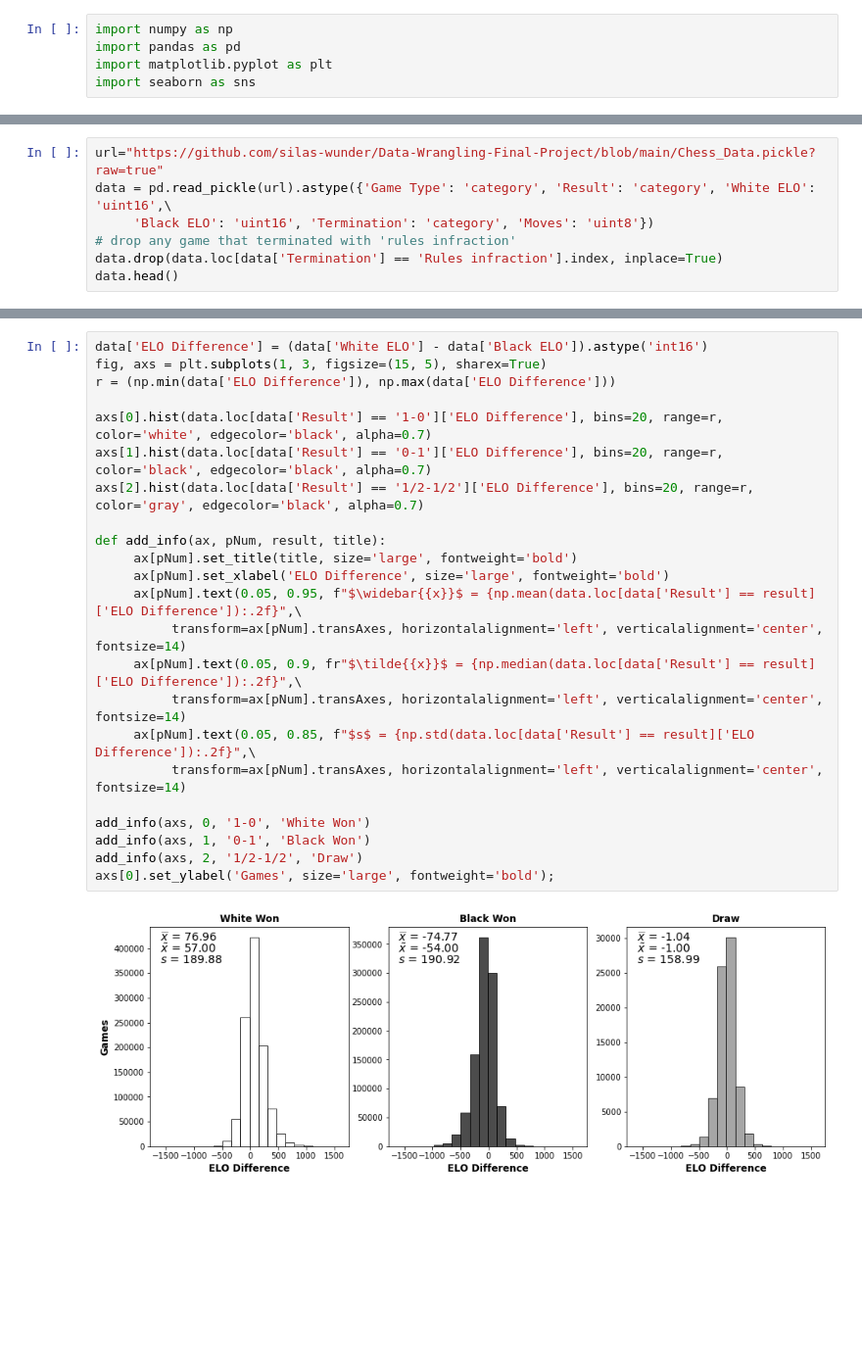
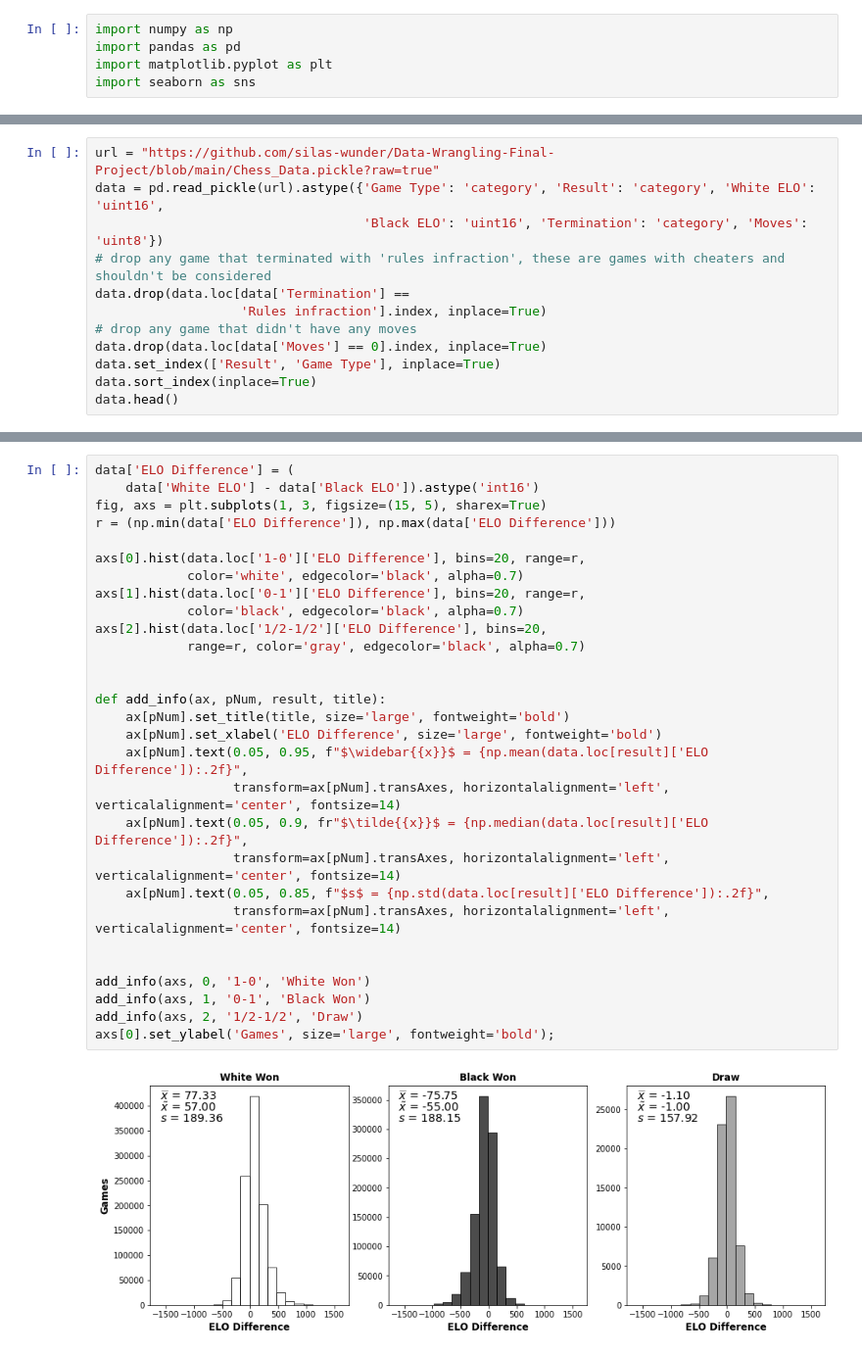
Before and after one commit to silas-wunder/Data-Wrangling-Final-Project, a Jupyter notebook: data_analysis.ipynb, the cells around one changed output, grey strips where cells are left out. Shown at 98% size. Drawn from its saved outputs; the diff is of its cells as text; blank space fills up the shorter version.

```diff
--- a/data_analysis.ipynb
+++ b/data_analysis.ipynb
@@ -10,8 +6,13 @@ Let's grab our cleaned data and put it in a pandas DataFrame. Let's remove the g
 # %%
-url="https://github.com/silas-wunder/Data-Wrangling-Final-Project/blob/main/Chess_Data.pickle?raw=true"
-data = pd.read_pickle(url).astype({'Game Type': 'category', 'Result': 'category', 'White ELO': 'uint16',\
-     'Black ELO': 'uint16', 'Termination': 'category', 'Moves': 'uint8'})
-# drop any game that terminated with 'rules infraction'
-data.drop(data.loc[data['Termination'] == 'Rules infraction'].index, inplace=True)
+url = "https://github.com/silas-wunder/Data-Wrangling-Final-Project/blob/main/Chess_Data.pickle?raw=true"
+data = pd.read_pickle(url).astype({'Game Type': 'category', 'Result': 'category', 'White ELO': 'uint16',
+                                   'Black ELO': 'uint16', 'Termination': 'category', 'Moves': 'uint8'})
+# drop any game that terminated with 'rules infraction', these are games with cheaters and shouldn't be considered
+data.drop(data.loc[data['Termination'] ==
+                   'Rules infraction'].index, inplace=True)
+# drop any game that didn't have any moves
+data.drop(data.loc[data['Moves'] == 0].index, inplace=True)
+data.set_index(['Result', 'Game Type'], inplace=True)
+data.sort_index(inplace=True)
 data.head()
 # %% [output]
@@ -165,25 +167,31 @@ Of course, this method of looking at ELOs erases the paired nature of the data,
 # %%
-data['ELO Difference'] = (data['White ELO'] - data['Black ELO']).astype('int16')
+data['ELO Difference'] = (
+    data['White ELO'] - data['Black ELO']).astype('int16')
 fig, axs = plt.subplots(1, 3, figsize=(15, 5), sharex=True)
 r = (np.min(data['ELO Difference']), np.max(data['ELO Difference']))
 
-axs[0].hist(data.loc[data['Result'] == '1-0']['ELO Difference'], bins=20, range=r, color='white', edgecolor='black', alpha=0.7)
-axs[1].hist(data.loc[data['Result'] == '0-1']['ELO Difference'], bins=20, range=r, color='black', edgecolor='black', alpha=0.7)
-axs[2].hist(data.loc[data['Result'] == '1/2-1/2']['ELO Difference'], bins=20, range=r, color='gray', edgecolor='black', alpha=0.7)
+axs[0].hist(data.loc['1-0']['ELO Difference'], bins=20, range=r,
+            color='white', edgecolor='black', alpha=0.7)
+axs[1].hist(data.loc['0-1']['ELO Difference'], bins=20, range=r,
+            color='black', edgecolor='black', alpha=0.7)
+axs[2].hist(data.loc['1/2-1/2']['ELO Difference'], bins=20,
+            range=r, color='gray', edgecolor='black', alpha=0.7)
+
 
 def add_info(ax, pNum, result, title):
-     ax[pNum].set_title(title, size='large', fontweight='bold')
-     ax[pNum].set_xlabel('ELO Difference', size='large', fontweight='bold')
-     ax[pNum].text(0.05, 0.95, f"$\widebar{{x}}$ = {np.mean(data.loc[data['Result'] == result]['ELO Difference']):.2f}",\
-          transform=ax[pNum].transAxes, horizontalalignment='left', verticalalignment='center', fontsize=14)
-     ax[pNum].text(0.05, 0.9, fr"$\tilde{{x}}$ = {np.median(data.loc[data['Result'] == result]['ELO Difference']):.2f}",\
-          transform=ax[pNum].transAxes, horizontalalignment='left', verticalalignment='center', fontsize=14)
-     ax[pNum].text(0.05, 0.85, f"$s$ = {np.std(data.loc[data['Result'] == result]['ELO Difference']):.2f}",\
-          transform=ax[pNum].transAxes, horizontalalignment='left', verticalalignment='center', fontsize=14)
+    ax[pNum].set_title(title, size='large', fontweight='bold')
+    ax[pNum].set_xlabel('ELO Difference', size='large', fontweight='bold')
+    ax[pNum].text(0.05, 0.95, f"$\widebar{{x}}$ = {np.mean(data.loc[result]['ELO Difference']):.2f}",
+                  transform=ax[pNum].transAxes, horizontalalignment='left', verticalalignment='center', fontsize=14)
+    ax[pNum].text(0.05, 0.9, fr"$\tilde{{x}}$ = {np.median(data.loc[result]['ELO Difference']):.2f}",
+                  transform=ax[pNum].transAxes, horizontalalignment='left', verticalalignment='center', fontsize=14)
+    ax[pNum].text(0.05, 0.85, f"$s$ = {np.std(data.loc[result]['ELO Difference']):.2f}",
+                  transform=ax[pNum].transAxes, horizontalalignment='left', verticalalignment='center', fontsize=14)
+
 
 add_info(axs, 0, '1-0', 'White Won')
 add_info(axs, 1, '0-1', 'Black Won')
 add_info(axs, 2, '1/2-1/2', 'Draw')
 axs[0].set_ylabel('Games', size='large', fontweight='bold');
 # %% [output]
-[figure, old version]
+[figure, new version]
```
Also changed, not shown: parts of 17 cells of this notebook.
